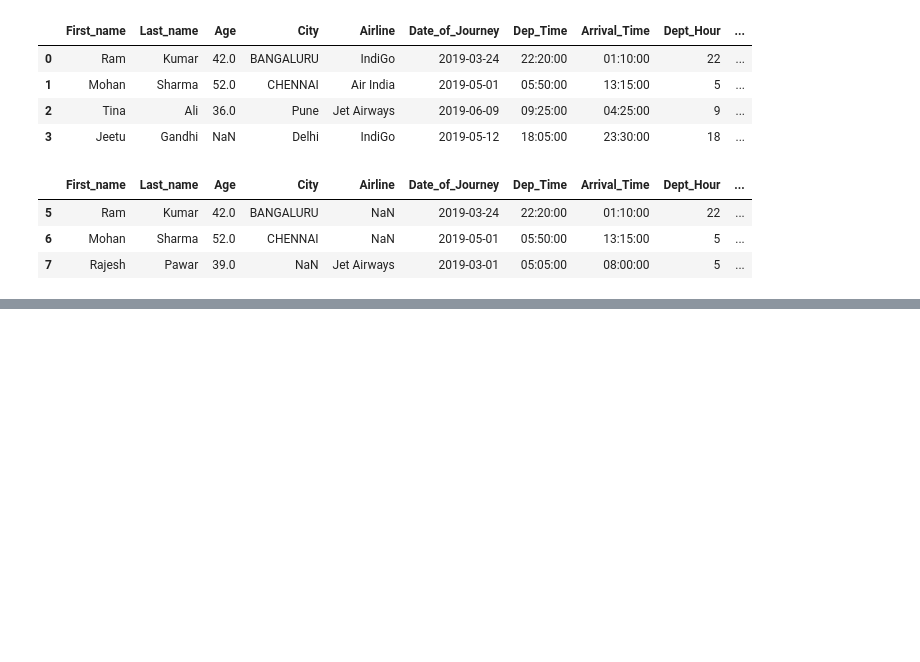
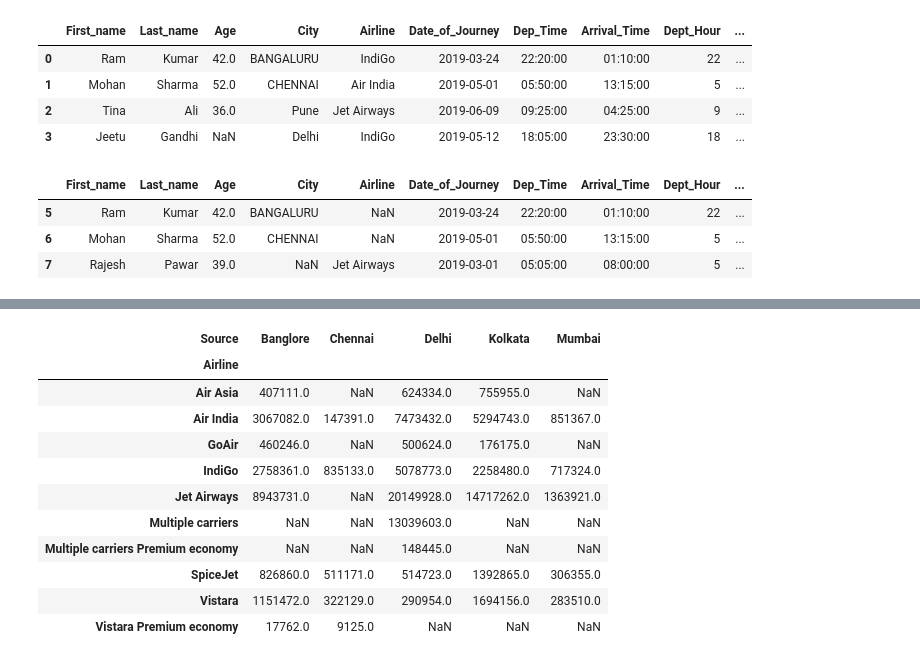
Before and after one commit to Vishal0Rathod/Python-Practice-, a Jupyter notebook: 03_Data_Manipulation_Pandas/01_Pandas-level1.ipynb, the cells around one changed output, grey strips where cells are left out. Cells and saved outputs as stored; diff of their text form; code cells hidden in the pictures; blank space fills up the shorter version.

```diff
--- a/03_Data_Manipulation_Pandas/01_Pandas-level1.ipynb
+++ b/03_Data_Manipulation_Pandas/01_Pandas-level1.ipynb
@@ -373,0 +611,15 @@ KeyError: "['Airlines'] not in index"
+# %%
+df.pivot_table(index='Airline', columns=['Source'], values='Price', aggfunc='sum')
+# %% [output]
+| Source | Banglore | Chennai | Delhi | Kolkata | Mumbai |
+| Airline |  |  |  |  |  |
+| Air Asia | 407111.0 | NaN | 624334.0 | 755955.0 | NaN |
+| Air India | 3067082.0 | 147391.0 | 7473432.0 | 5294743.0 | 851367.0 |
+| GoAir | 460246.0 | NaN | 500624.0 | 176175.0 | NaN |
+| IndiGo | 2758361.0 | 835133.0 | 5078773.0 | 2258480.0 | 717324.0 |
+| Jet Airways | 8943731.0 | NaN | 20149928.0 | 14717262.0 | 1363921.0 |
+| Multiple carriers | NaN | NaN | 13039603.0 | NaN | NaN |
+| Multiple carriers Premium economy | NaN | NaN | 148445.0 | NaN | NaN |
+| SpiceJet | 826860.0 | 511171.0 | 514723.0 | 1392865.0 | 306355.0 |
+| Vistara | 1151472.0 | 322129.0 | 290954.0 | 1694156.0 | 283510.0 |
+| Vistara Premium economy | 17762.0 | 9125.0 | NaN | NaN | NaN |
```
Also changed, not shown: parts of 28 cells of this notebook, 1 other file.
